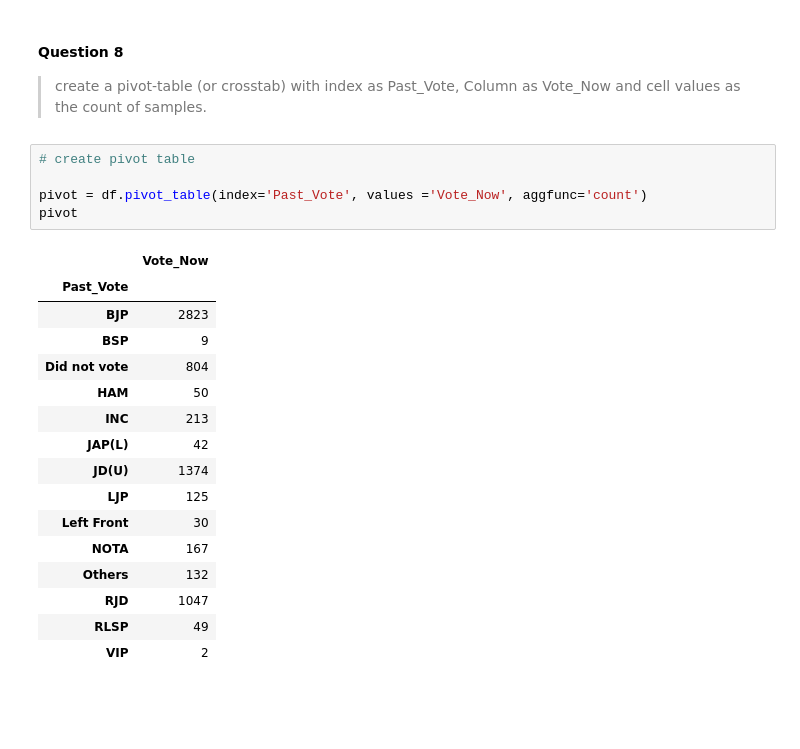
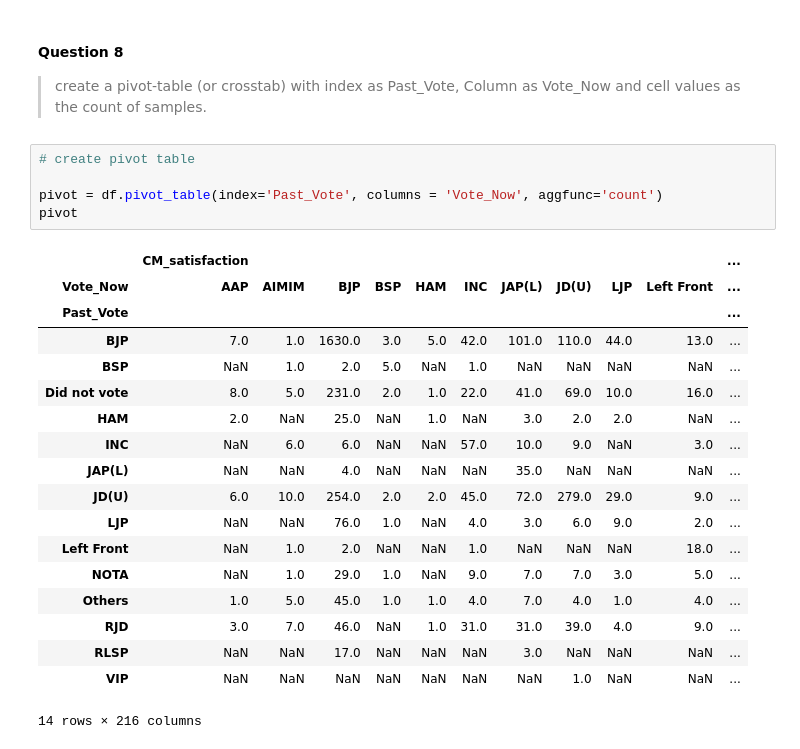
Before and after one commit to henryfash/Survey-Analysis, a Jupyter notebook: survey analysis.ipynb, the cells around one changed output. Drawn from its saved outputs; the diff is of its cells as text; blank space fills up the shorter version.

```diff
--- a/survey analysis.ipynb
+++ b/survey analysis.ipynb
@@ -377,22 +381,24 @@ plt.show()
 # %%
 # create pivot table
 
-pivot = df.pivot_table(index='Past_Vote', values ='Vote_Now', aggfunc='count')
+pivot = df.pivot_table(index='Past_Vote', columns = 'Vote_Now', aggfunc='count')
 pivot
 # %% [output]
-|  | Vote_Now |
-| Past_Vote |  |
-| BJP | 2823 |
-| BSP | 9 |
-| Did not vote | 804 |
-| HAM | 50 |
-| INC | 213 |
-| JAP(L) | 42 |
-| JD(U) | 1374 |
-| LJP | 125 |
-| Left Front | 30 |
-| NOTA | 167 |
-| Others | 132 |
-| RJD | 1047 |
-| RLSP | 49 |
-| VIP | 2 |
+|  | CM_satisfaction |  |  |  |  |  |  |  |  |  | ... |
+| Vote_Now | AAP | AIMIM | BJP | BSP | HAM | INC | JAP(L) | JD(U) | LJP | Left Front | ... |
+| Past_Vote |  |  |  |  |  |  |  |  |  |  | ... |
+| BJP | 7.0 | 1.0 | 1630.0 | 3.0 | 5.0 | 42.0 | 101.0 | 110.0 | 44.0 | 13.0 | ... |
+| BSP | NaN | 1.0 | 2.0 | 5.0 | NaN | 1.0 | NaN | NaN | NaN | NaN | ... |
+| Did not vote | 8.0 | 5.0 | 231.0 | 2.0 | 1.0 | 22.0 | 41.0 | 69.0 | 10.0 | 16.0 | ... |
+| HAM | 2.0 | NaN | 25.0 | NaN | 1.0 | NaN | 3.0 | 2.0 | 2.0 | NaN | ... |
+| INC | NaN | 6.0 | 6.0 | NaN | NaN | 57.0 | 10.0 | 9.0 | NaN | 3.0 | ... |
+| JAP(L) | NaN | NaN | 4.0 | NaN | NaN | NaN | 35.0 | NaN | NaN | NaN | ... |
+| JD(U) | 6.0 | 10.0 | 254.0 | 2.0 | 2.0 | 45.0 | 72.0 | 279.0 | 29.0 | 9.0 | ... |
+| LJP | NaN | NaN | 76.0 | 1.0 | NaN | 4.0 | 3.0 | 6.0 | 9.0 | 2.0 | ... |
+| Left Front | NaN | 1.0 | 2.0 | NaN | NaN | 1.0 | NaN | NaN | NaN | 18.0 | ... |
+| NOTA | NaN | 1.0 | 29.0 | 1.0 | NaN | 9.0 | 7.0 | 7.0 | 3.0 | 5.0 | ... |
+| Others | 1.0 | 5.0 | 45.0 | 1.0 | 1.0 | 4.0 | 7.0 | 4.0 | 1.0 | 4.0 | ... |
+| RJD | 3.0 | 7.0 | 46.0 | NaN | 1.0 | 31.0 | 31.0 | 39.0 | 4.0 | 9.0 | ... |
+| RLSP | NaN | NaN | 17.0 | NaN | NaN | NaN | 3.0 | NaN | NaN | NaN | ... |
+| VIP | NaN | NaN | NaN | NaN | NaN | NaN | NaN | 1.0 | NaN | NaN | ... |
+14 rows × 216 columns
```
Also changed, not shown: parts of 21 cells of this notebook.
